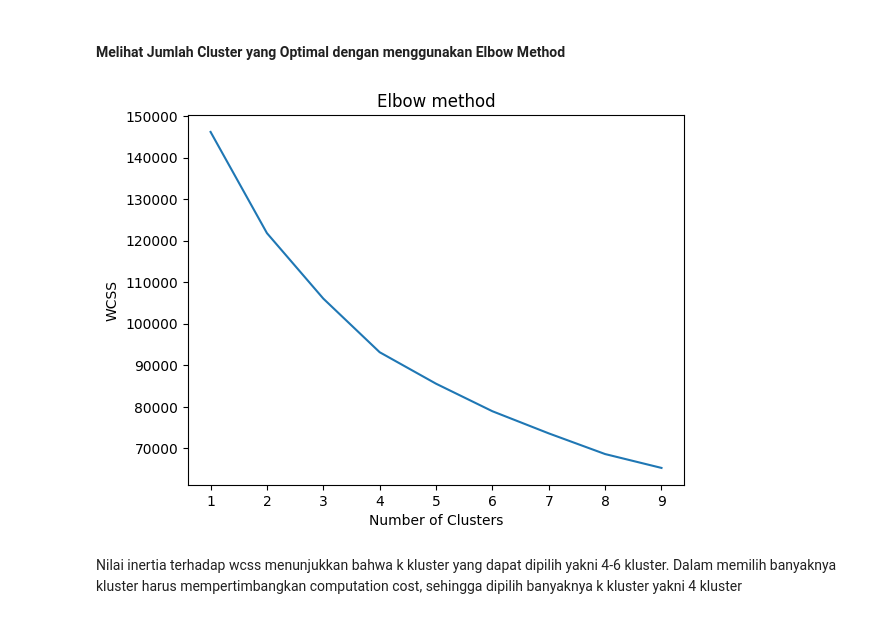
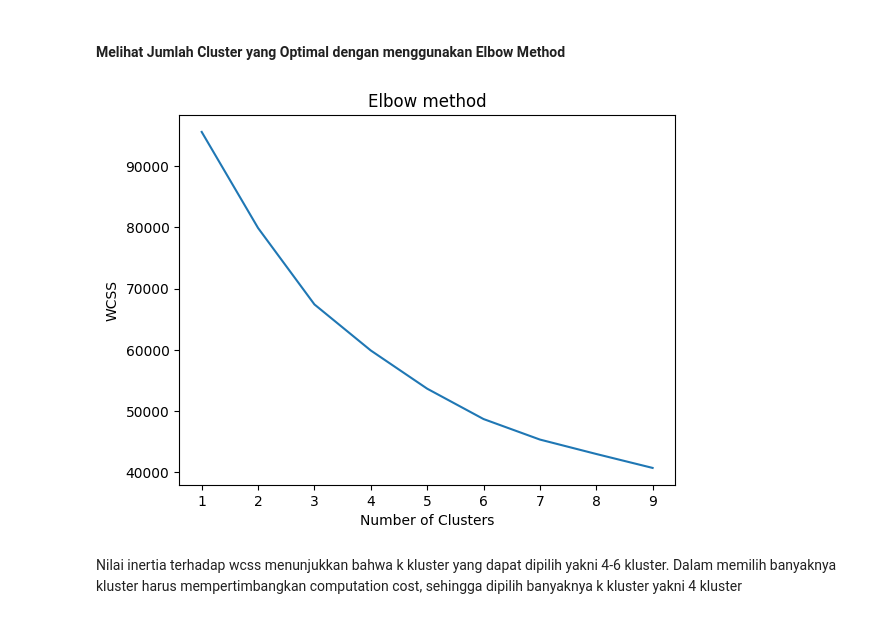
Before and after one commit to januwarby/PYTN_KampusMerdeka_fp4_JanuwarByKhaqi, a Jupyter notebook: PYTN_KampusMerdeka_fp4_JanuwarByKhaqi.ipynb, the cells around one changed output. Saved outputs shown, nothing was run; the diff lists cells and outputs as text; code cells hidden in the pictures.

```diff
--- a/PYTN_KampusMerdeka_fp4_JanuwarByKhaqi.ipynb
+++ b/PYTN_KampusMerdeka_fp4_JanuwarByKhaqi.ipynb
@@ -307,6 +307,8 @@ df_scaled.head()
 | 2 | 0.447041 | 0.517980 | -0.107716 | 0.108843 | -0.454607 | -0.466805 | ... |
 | 3 | 0.049015 | -1.017743 | 0.231995 | 0.546123 | -0.454607 | -0.368678 | ... |
 | 4 | -0.358849 | 0.517980 | -0.462095 | -0.347317 | -0.454607 | -0.466805 | ... |
+# %%
+df_scaled = df_scaled.iloc[:,0:14]
 # %%
 from sklearn.decomposition import PCA
 pca = PCA(n_components=0.95)
@@ -319,17 +320,17 @@ Objek PCA dibuat dengan menentukan jumlah komponen yang ingin dipertahankan, dal
 # %%
 from sklearn.cluster import KMeans
 import matplotlib.pyplot as plt
 
-kmeans_models = [KMeans(n_clusters=k, random_state=23).fit(X_red) for k in range (1, 10)]
+kmeans_models = [KMeans(n_clusters=k, random_state=23).fit(X_red) for k in range (2, 11)]
 innertia = [model.inertia_ for model in kmeans_models]
 
 plt.plot(range(1, 10), innertia)
 plt.title('Elbow method')
 plt.xlabel('Number of Clusters')
 plt.ylabel('WCSS')
 plt.show()
 # %% [output]
-[figure, old version]
+[figure, new version]
 # %% [markdown]
 Nilai inertia terhadap wcss menunjukkan bahwa k kluster yang dapat dipilih yakni 4-6 kluster. Dalam memilih banyaknya kluster harus mempertimbangkan computation cost, sehingga dipilih banyaknya k kluster yakni 4 kluster
 # %%
```
Also changed, not shown: parts of 13 cells of this notebook.
